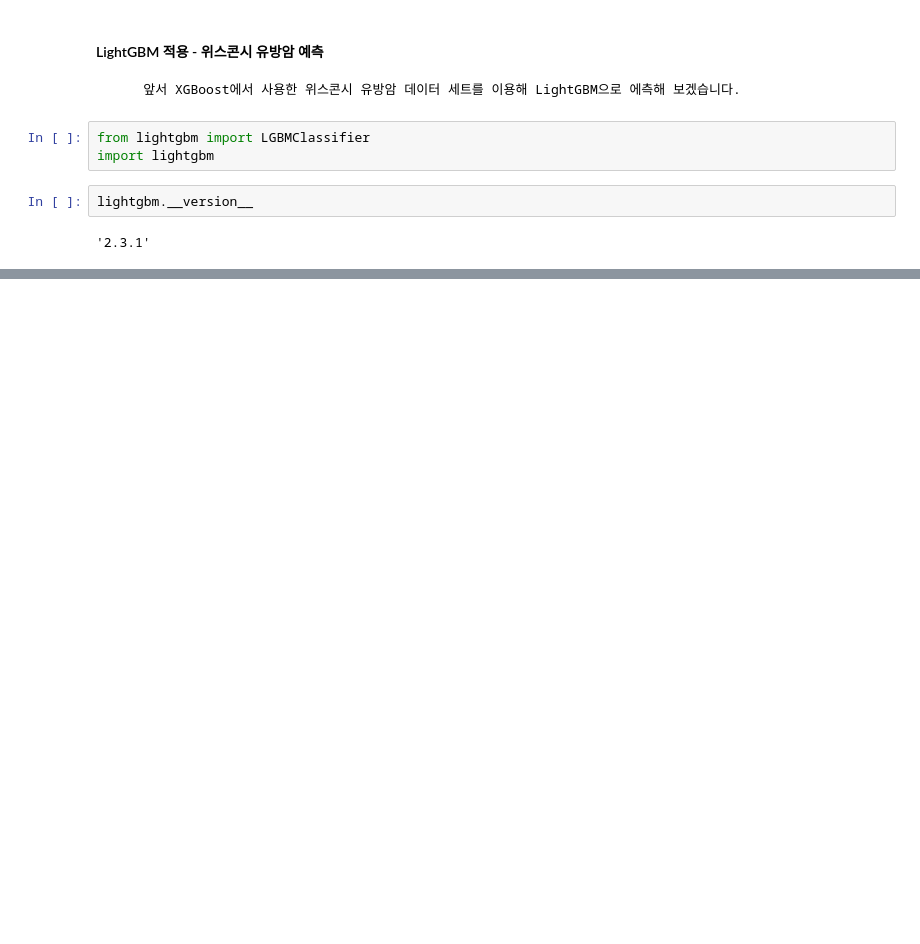
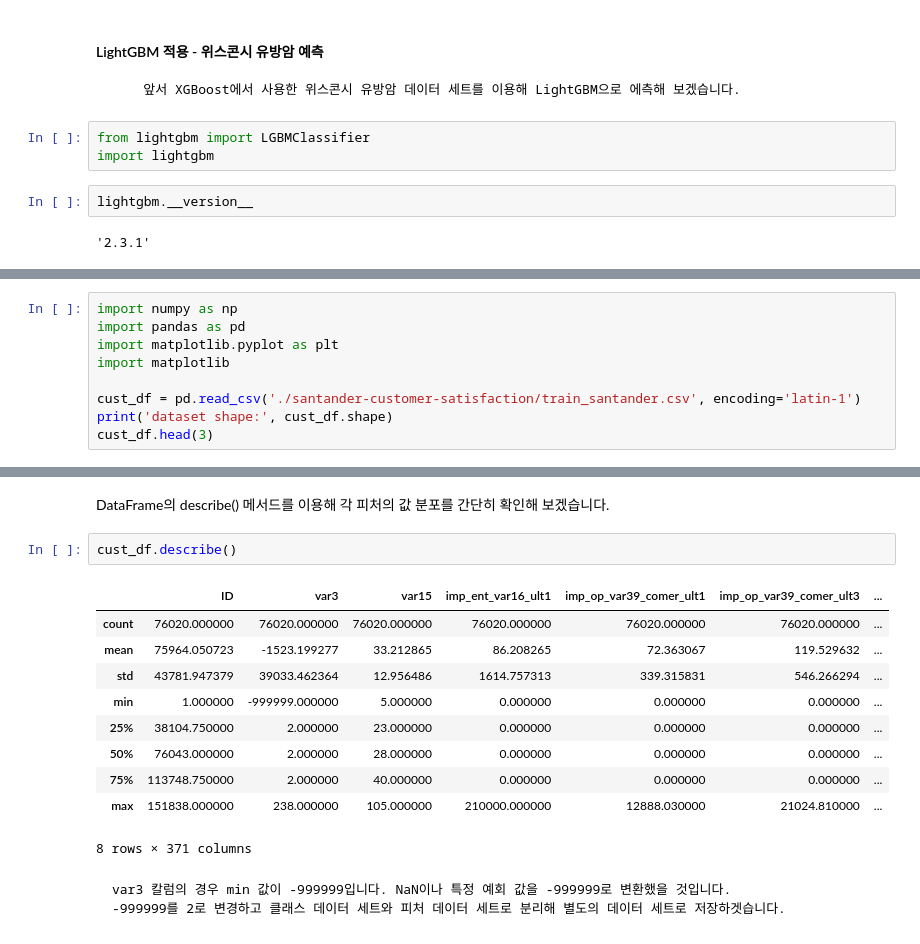
Before and after one commit to DogeinP/PythonMachine, a Jupyter notebook: 4장. 분류.ipynb, the cells around one changed output, grey strips where cells are left out. Cells and saved outputs as stored; diff of their text form; blank space fills up the shorter version.

```diff
--- a/4장. 분류.ipynb
+++ b/4장. 분류.ipynb
@@ -1209,0 +1270,9 @@ lgbm_wrapper = LGBMClassifier(n_estimator=400)
+# %%
+import numpy as np
+import pandas as pd
+import matplotlib.pyplot as plt
+import matplotlib
+
+cust_df = pd.read_csv('./santander-customer-satisfaction/train_santander.csv', encoding='latin-1')
+print('dataset shape:', cust_df.shape)
+cust_df.head(3)
@@ -1209,0 +1310,18 @@ lgbm_wrapper = LGBMClassifier(n_estimator=400)
+# %% [markdown]
+DataFrame의 describe() 메서드를 이용해 각 피처의 값 분포를 간단히 확인해 보겠습니다.
+# %%
+cust_df.describe()
+# %% [output]
+|  | ID | var3 | var15 | imp_ent_var16_ult1 | imp_op_var39_comer_ult1 | imp_op_var39_comer_ult3 | ... |
+| count | 76020.000000 | 76020.000000 | 76020.000000 | 76020.000000 | 76020.000000 | 76020.000000 | ... |
+| mean | 75964.050723 | -1523.199277 | 33.212865 | 86.208265 | 72.363067 | 119.529632 | ... |
+| std | 43781.947379 | 39033.462364 | 12.956486 | 1614.757313 | 339.315831 | 546.266294 | ... |
+| min | 1.000000 | -999999.000000 | 5.000000 | 0.000000 | 0.000000 | 0.000000 | ... |
+| 25% | 38104.750000 | 2.000000 | 23.000000 | 0.000000 | 0.000000 | 0.000000 | ... |
+| 50% | 76043.000000 | 2.000000 | 28.000000 | 0.000000 | 0.000000 | 0.000000 | ... |
+| 75% | 113748.750000 | 2.000000 | 40.000000 | 0.000000 | 0.000000 | 0.000000 | ... |
+| max | 151838.000000 | 238.000000 | 105.000000 | 210000.000000 | 12888.030000 | 21024.810000 | ... |
+8 rows × 371 columns
+# %% [markdown]
+    var3 칼럼의 경우 min 값이 -999999입니다. NaN이나 특정 예회 값을 -999999로 변환했을 것입니다.
+    -999999를 2로 변경하고 클래스 데이터 세트와 피처 데이터 세트로 분리해 별도의 데이터 세트로 저장하겟습니다.
```
Also changed, not shown: parts of 31 cells of this notebook, 3 other files.
